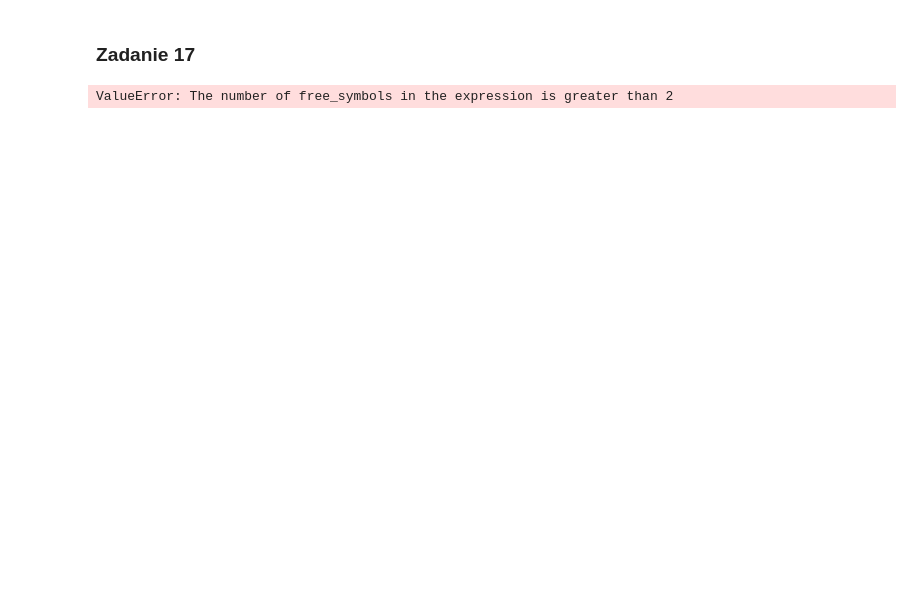
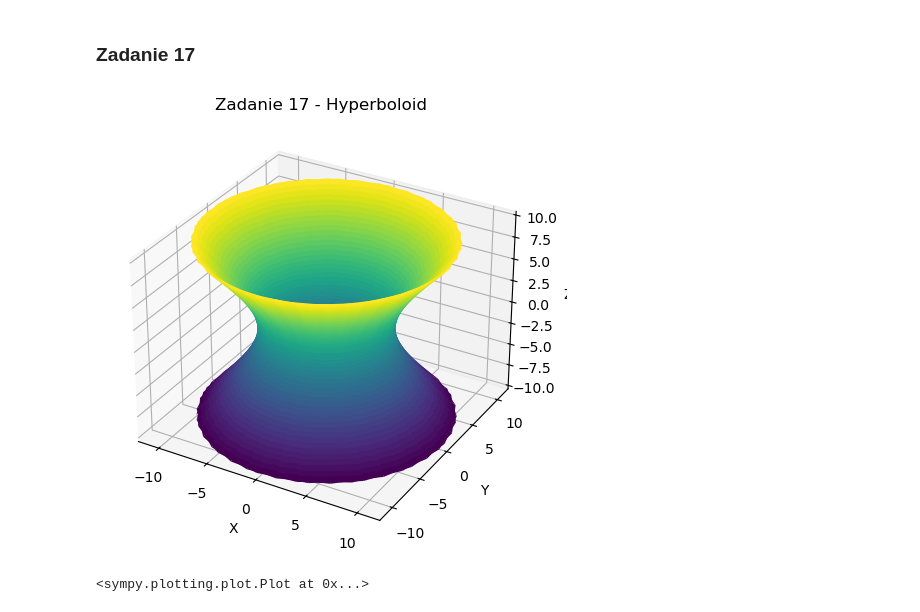
Before and after one commit to pzajaczkowski/ONWP, a Jupyter notebook: wizualizacje/wizualizacje.ipynb, the cells around one changed output. Cells and saved outputs as stored; diff of their text form; code cells hidden in the pictures; blank space fills up the shorter version.

```diff
--- a/wizualizacje/wizualizacje.ipynb
+++ b/wizualizacje/wizualizacje.ipynb
@@ -472,24 +472,27 @@ p16 = sp.plotting.plot3d_parametric_line(
 # %% [markdown]
 ### Zadanie 17
-# %%
-z = sp.symbols("z")
-
-a = 1
-b = 2
-c = 3
-
-equation = (x / a) ** 2 + (y / b) ** 2 - (z / c) ** 2 - 1
-
-# Plot the hyperboloid
-plot3d(
-    equation,
-    (x, -5, 5),
-    (y, -5, 5),
-    (z, -5, 5),
-    xlabel="X",
-    ylabel="Y",
-    zlabel="Z",
-    title="Hyperboloid",
-)
-# %% [output]
-ValueError: The number of free_symbols in the expression is greater than 2
+# %%
+a = 1
+b = 1
+c = 1
+d = 37
+
+fun17_1 = a * sp.sqrt(x**2 + d) * sp.cos(y)
+fun17_2 = b * sp.sqrt(x**2 + d) * sp.sin(y)
+fun17_3 = c * x
+
+# Plot the hyperboloid
+sp.plotting.plot3d_parametric_surface(
+    fun17_1,
+    fun17_2,
+    fun17_3,
+    (x, -10, 10),
+    (y, -10, 10),
+    xlabel="X",
+    ylabel="Y",
+    zlabel="Z",
+    title="Zadanie 17 - Hyperboloid",
+)
+# %% [output]
+[figure, added]
+<sympy.plotting.plot.Plot at 0x...>
```
Also changed, not shown: parts of 19 cells of this notebook, 3 other files.
